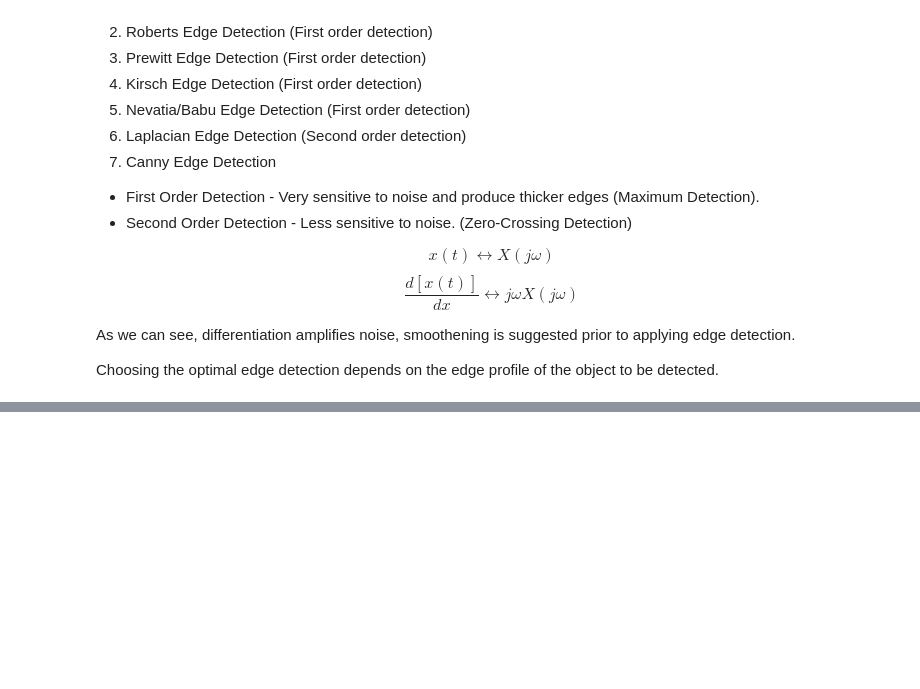
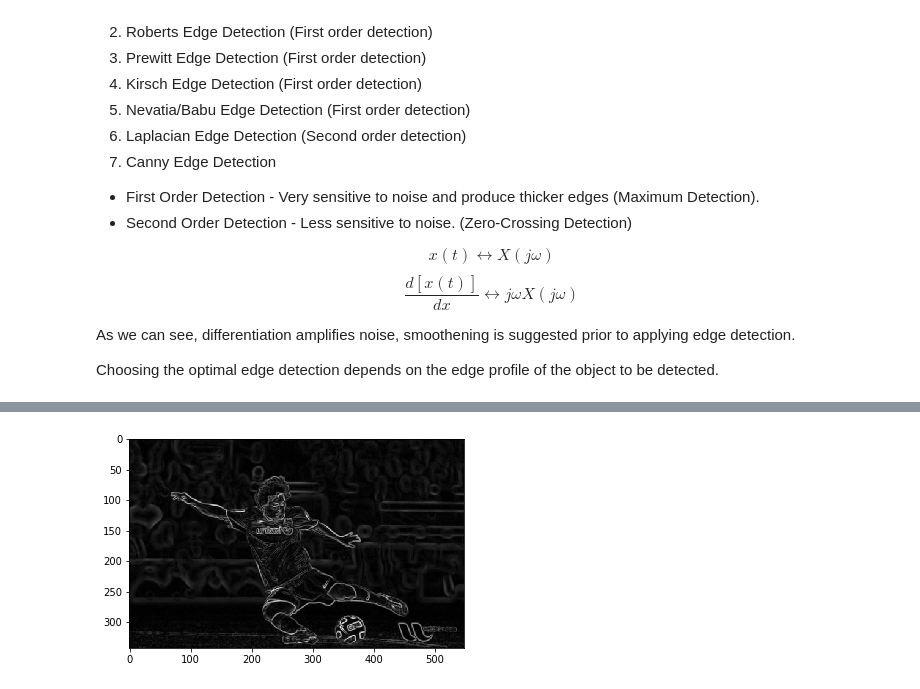
Before and after one commit to mananpal1997/Practical-OpenCV-Guide, a Jupyter notebook: Introduction To Computer Vision/EdgeDetection.ipynb, the cells around one changed output, grey strips where cells are left out. Cells and saved outputs as stored; diff of their text form; code cells hidden in the pictures; blank space fills up the shorter version.

```diff
--- a/Introduction To Computer Vision/EdgeDetection.ipynb
+++ b/Introduction To Computer Vision/EdgeDetection.ipynb
@@ -61,0 +72,17 @@ plt.show()
+# %%
+from scipy import ndimage
+
+roberts_x = np.array([[1, 0], [0, -1]])
+roberts_y = np.array([[0, 1], [-1, 0]])
+
+img = np.asarray(blurred, dtype="int32")
+
+vertical = ndimage.convolve(img, roberts_y)
+horizontal = ndimage.convolve(img, roberts_x)
+
+robert = np.sqrt(np.square(vertical) + np.square(horizontal))
+
+plt.imshow(robert, cmap='gray')
+plt.show()
+# %% [output]
+[figure, added]
```
Also changed, not shown: parts of 8 cells of this notebook, 1 other file.
